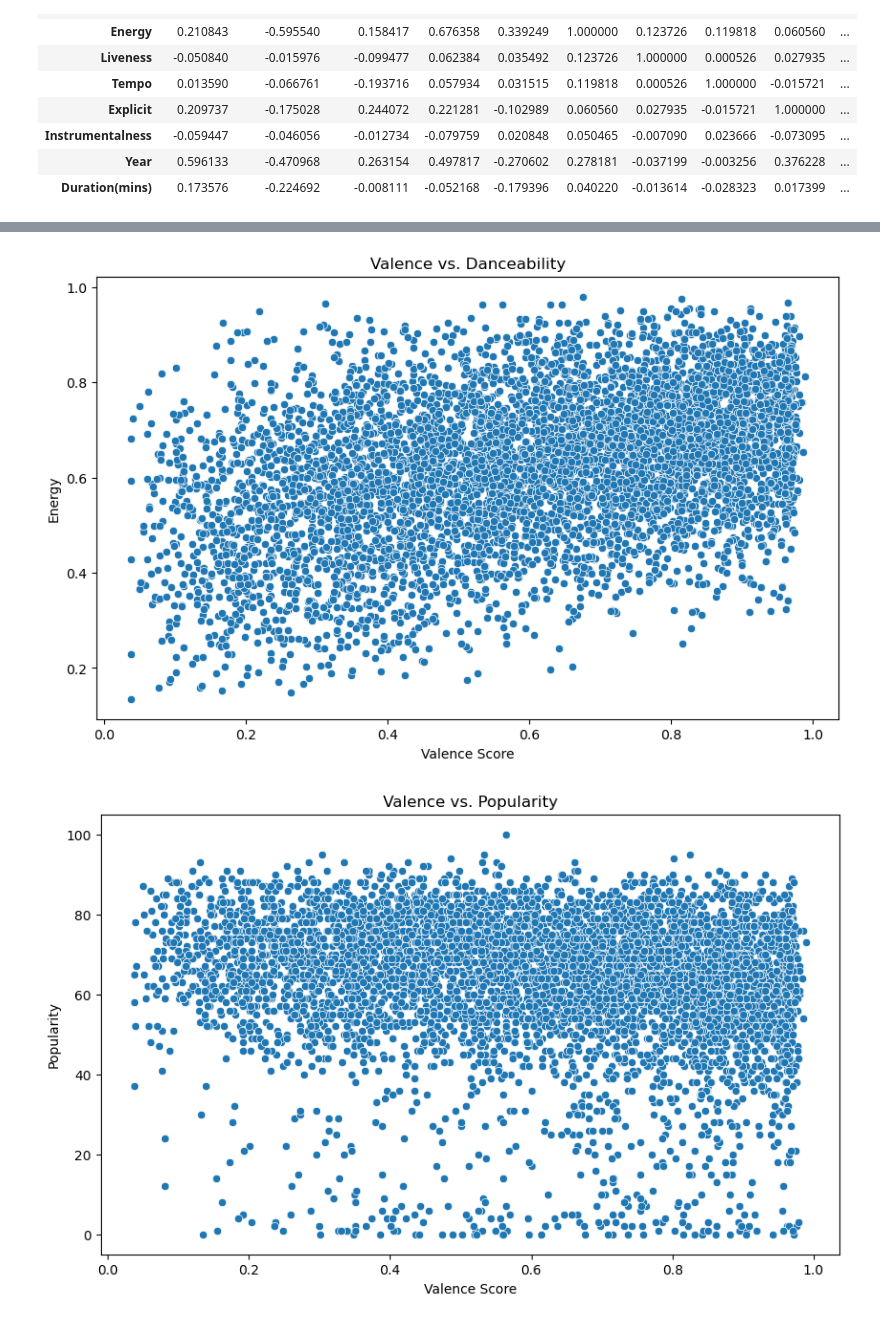
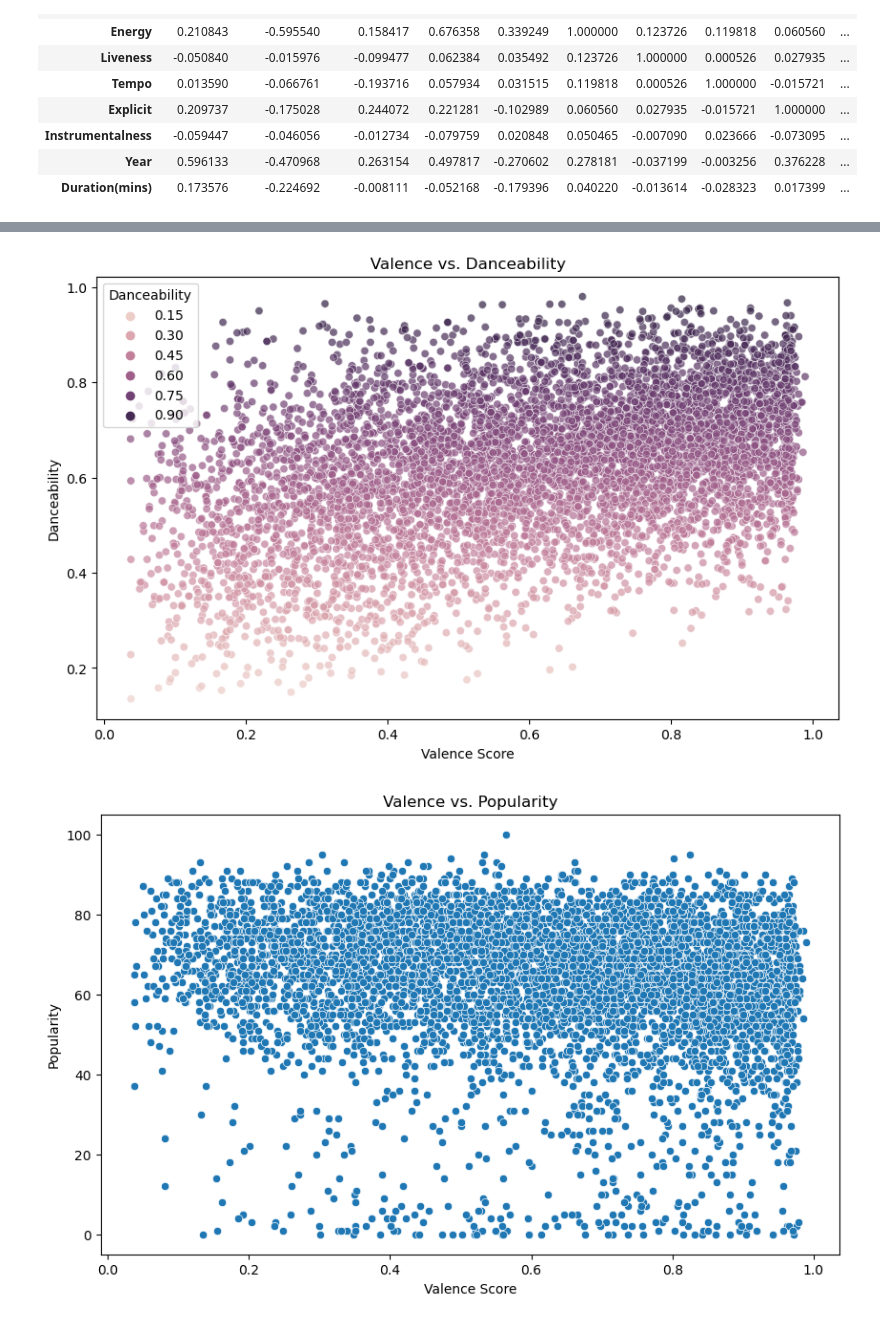
Before and after one commit to joshcb88/joshua_capstone, a Jupyter notebook: notebooks/Spotify Analysis.ipynb, the cells around one changed output, grey strips where cells are left out. Saved outputs shown, nothing was run; the diff lists cells and outputs as text; code cells hidden in the pictures.

```diff
--- a/notebooks/Spotify Analysis.ipynb
+++ b/notebooks/Spotify Analysis.ipynb
@@ -548,11 +550,11 @@ plt.show();
 # %%
 plt.figure(figsize=(10, 6))
-sns.scatterplot(data=spotifytracks, x='Valence', y='Danceability')
+sns.scatterplot(data=spotifytracks, x='Valence', y='Danceability',hue='Danceability',alpha=0.7)
 plt.title('Valence vs. Danceability')
 plt.xlabel('Valence Score')
-plt.ylabel('Energy')
+plt.ylabel('Danceability')
 plt.show();
 # %% [output]
-[figure, old version]
+[figure, new version]
 # %%
 plt.figure(figsize=(10, 6))
```
Also changed, not shown: parts of 3 cells of this notebook, 5 other files.
